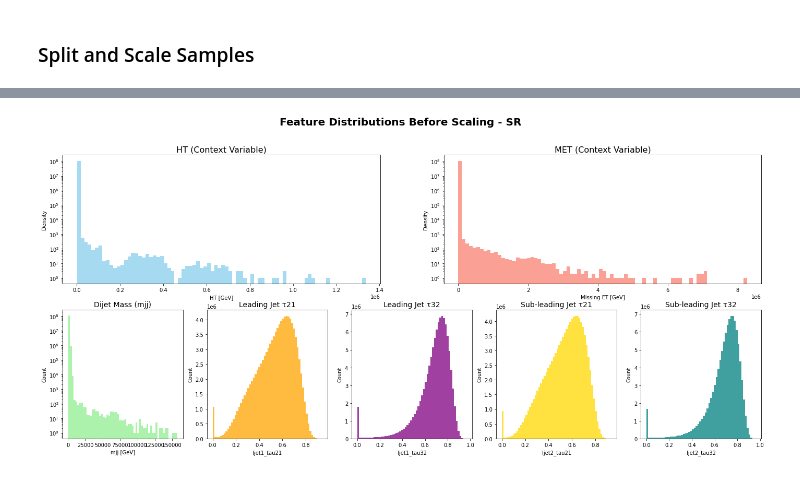
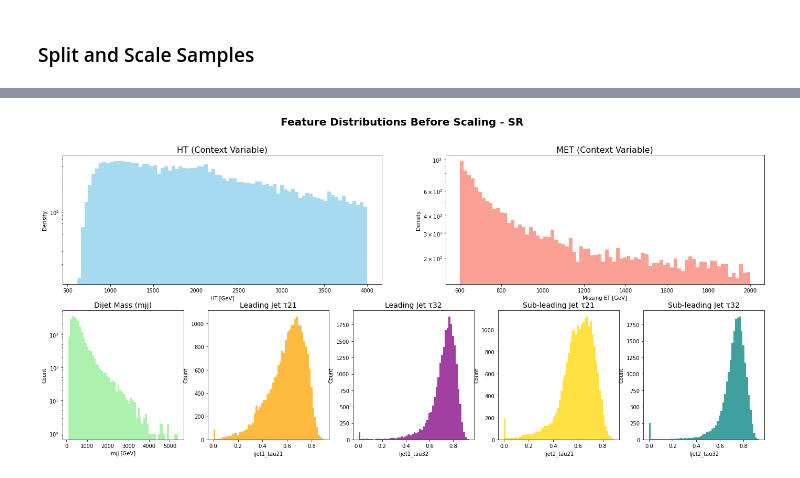
Before and after one commit to sherkaicode/Non-Resonant-AD, a Jupyter notebook: NRAD_PREP.ipynb, the cells around one changed output, grey strips where cells are left out. Saved outputs shown, nothing was run; the diff lists cells and outputs as text; code cells hidden in the pictures.

```diff
--- a/NRAD_PREP.ipynb
+++ b/NRAD_PREP.ipynb
@@ -923,8 +951,12 @@ def plot_unscaled_features(df, title="Feature Distributions Before Scaling"):
     plt.tight_layout(rect=[0, 0, 1, 0.95])
     plt.show()
 # %%
-MC_SR_clean = MC_SR.filter(pl.col("met_recalc_pt") < 10000)
+MC_SR_clean = MC_SR.filter(
+    (pl.col("met_recalc_pt") < 2000) &
+    (pl.col("mjj") < 10000) &
+    (pl.col("ht") < 4000)
+)
 names = ["CR1L", "CR1L1B", "CR2L", "CR0L", "SR"]
-for df, name in zip([MC_CR1L, MC_CR1L1B, MC_CR2L, MC_CR0L, MC_SR], names):
+for df, name in zip([MC_CR1L, MC_CR1L1B, MC_CR2L, MC_CR0L, MC_SR_clean], names):
     plot_unscaled_features(df, title=f"Feature Distributions Before Scaling - {name}")
 # %% [output]
@@ -936,10 +968,10 @@ for df, name in zip([MC_CR1L, MC_CR1L1B, MC_CR2L, MC_CR0L, MC_SR], names):
 # %%
 DATA_SR_clean = DATA_SR.filter(
-    (pl.col("met_recalc_pt") < 20000) &
+    (pl.col("met_recalc_pt") < 2000) &
     (pl.col("mjj") < 10000) &
-    (pl.col("ht") < 10000)
+    (pl.col("ht") < 4000)
 )
 names = ["CR1L", "CR1L1B", "CR2L", "CR0L", "SR"]
-for df, name in zip([DATA_CR1L, DATA_CR1L1B, DATA_CR2L, DATA_CR0L, DATA_SR], names):
+for df, name in zip([DATA_CR1L, DATA_CR1L1B, DATA_CR2L, DATA_CR0L, DATA_SR_clean], names):
     plot_unscaled_features(df, title=f"Feature Distributions Before Scaling - {name}")
 # %% [output]
@@ -950,4 +982,4 @@ for df, name in zip([DATA_CR1L, DATA_CR1L1B, DATA_CR2L, DATA_CR0L, DATA_SR], nam
-[figure, old version]
+[figure, new version]
 # %%
 import matplotlib.pyplot as plt
 import seaborn as sns
```
Also changed, not shown: parts of 16 cells of this notebook, 3 other files.
